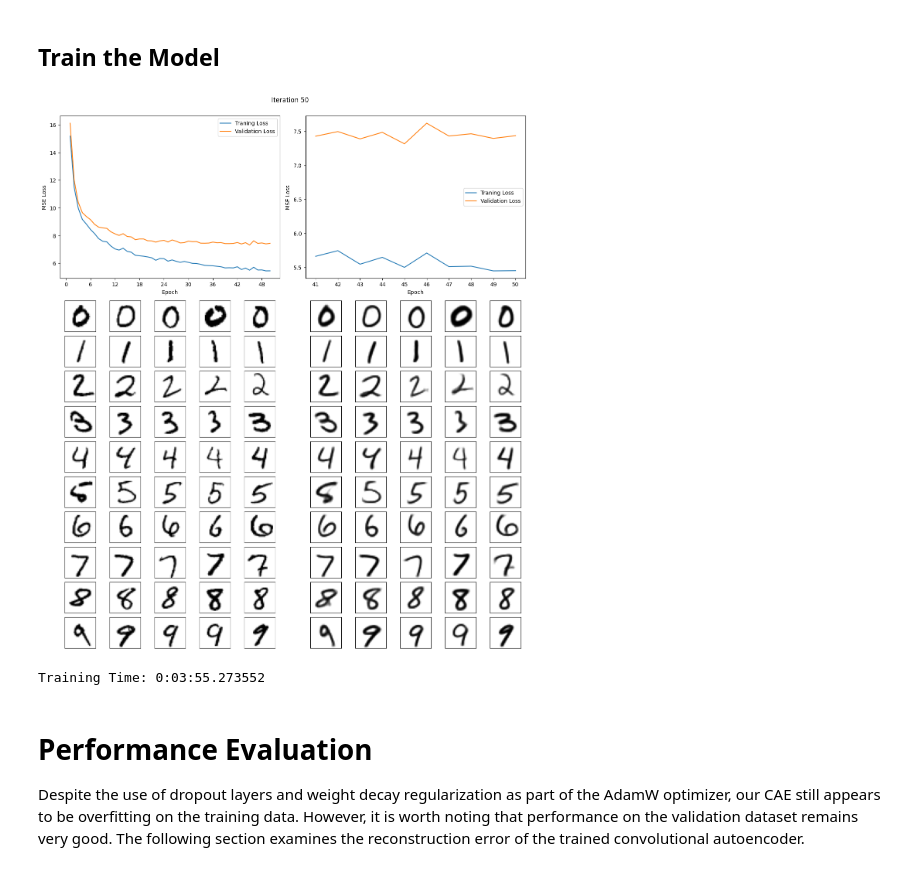
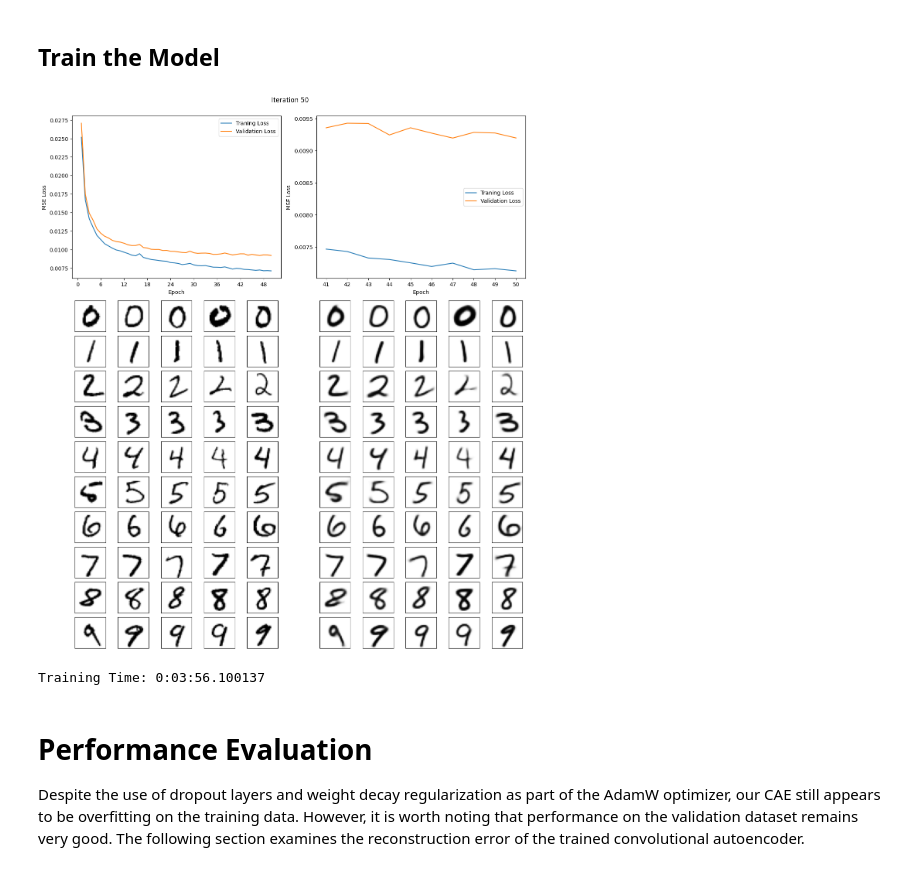
Before and after one commit to jagraves21/NeuralNetworks, a Jupyter notebook: MNIST/Autoencoder/CAE.ipynb, the cells around one changed output. Drawn from its saved outputs; the diff is of its cells as text; code cells hidden in the pictures.

```diff
--- a/MNIST/Autoencoder/CAE.ipynb
+++ b/MNIST/Autoencoder/CAE.ipynb
@@ -192,7 +188,6 @@ class CAE(torch.nn.Module):
             torch.nn.Linear(in_features=2**10, out_features=2**6),
             torch.nn.LeakyReLU(inplace=True),
             torch.nn.Linear(in_features=2**6, out_features=10),
-            # torch.nn.Softmax(dim=1)
         )
         self.decoder_ = torch.nn.Sequential(
             torch.nn.Linear(in_features=10, out_features=2**6),
@@ -206,8 +201,7 @@ class CAE(torch.nn.Module):
             torch.nn.ConvTranspose2d(in_channels=16, out_channels=16, kernel_size=5),
             torch.nn.LeakyReLU(inplace=True),
             torch.nn.ConvTranspose2d(in_channels=16, out_channels=1, kernel_size=7),
-            torch.nn.LeakyReLU(inplace=True),
-            torch.nn.Tanh(),
+            torch.nn.Sigmoid(),
             torch.nn.Flatten(start_dim=1, end_dim=2)
         )
 
@@ -231,7 +225,7 @@ The `CalculatePerformance` callback handler is used to compute and log the netwo
 class CalculatePerformance():
     def __init__(
         self,
-        loss_fn,
+        criterion,
         training_dataloader=None,
         validation_dataloader=None,
         device="cpu",
@@ -255,8 +249,9 @@ class CalculatePerformance():
             n_samples += len(x_train)
             x_train, y_train = x_train.to(self.device), y_train.to(self.device)
             y_pred = model(x_train)
-            loss += self.loss_fn(y_pred, y_train)
-        loss /= n_samples
+            loss += self.criterion(y_pred, y_train) * len(x_train) if self.criterion.reduction=="mean" else 1
+        if self.criterion.reduction == "mean":
+            loss /= n_samples
         return loss.item()
 
     def _calculate_training_performance(self, model):
@@ -515,7 +510,7 @@ def train_model(
     model,
     device,
     dataloader,
-    loss_fn,
+    criterion,
     optimizer,
     n_epochs,
     callbacks=list(),
@@ -532,7 +527,7 @@ def train_model(
             x_train, y_train = x_train.to(device), y_train.to(device)
             optimizer.zero_grad()
             y_pred = model(x_train)
-            loss = loss_fn(y_pred, y_train)
+            loss = criterion(y_pred, y_train)
             loss.backward()
             optimizer.step()
 
@@ -635,7 +630,7 @@ validation_idx = np.concatenate([
 training_tensor = torch.from_numpy(training_images[training_idx].astype(np.float32))
 validation_tensor = torch.from_numpy(validation_images[validation_idx].astype(np.float32))
 calculate_performance = CalculatePerformance(
-    loss_fn=torch.nn.MSELoss(reduction="sum"),
+    criterion=mse_loss,
     training_dataloader=torch.utils.data.DataLoader(
         dataset=torch.utils.data.TensorDataset(training_tensor, training_tensor),
         batch_size=500
@@ -669,18 +664,18 @@ callbacks = [calculate_performance, print_progress, plot_progress]
 # %%
 logs = dict()
 train_model(
     model=cae,
     device=device,
     dataloader=training_dataloader,
-    loss_fn=mse_loss,
+    criterion=mse_loss,
     optimizer=adam_optimizer,
     n_epochs=n_epochs,
     callbacks=callbacks,
     logs=logs
 )
 # %% [output]
-[figure, old version]
+[figure, new version]
-Training Time: 0:03:55.273552
+Training Time: 0:03:56.100137
 # %% [markdown]
 # Performance Evaluation
 
```
Also changed, not shown: parts of 9 cells of this notebook, 1 other file.
